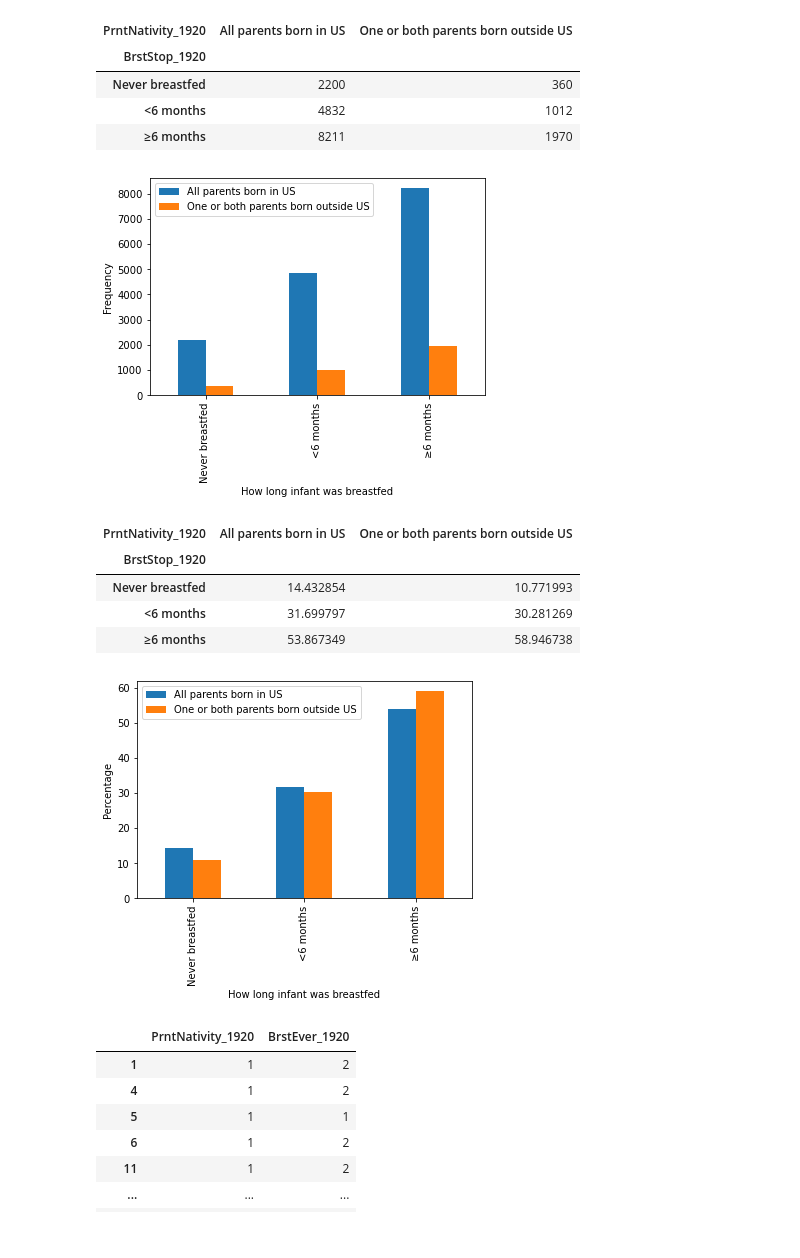
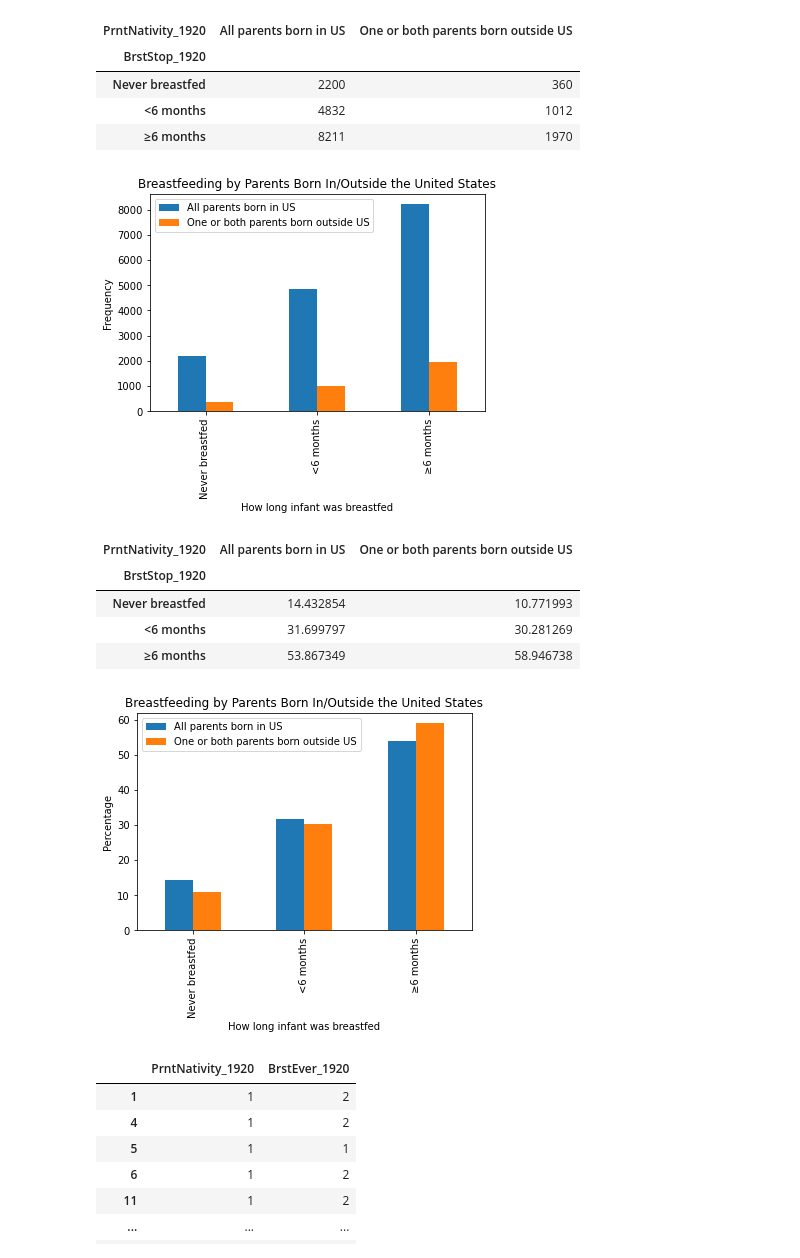
Before and after one commit to ejdiener/cs103a-cpa01, a Jupyter notebook: cpa01.ipynb, the cells around one changed output. Saved outputs shown, nothing was run; the diff lists cells and outputs as text; code cells hidden in the pictures.

```diff
--- a/cpa01.ipynb
+++ b/cpa01.ipynb
@@ -115,13 +132,14 @@ pmonthsbreastfeeding_gen
 # Let's try plotting this with a grouped bar plot, since that seems most appropriate for the data.
 ax = pmonthsbreastfeeding_gen.plot(kind="bar", legend=False)
 fig = ax.get_figure()
+ax.set_title("Breastfeeding by Parents Born In/Outside the United States")
 ax.set_xlabel("How long infant was breastfed")
 ax.set_ylabel("Frequency")
 patches, labels = ax.get_legend_handles_labels()
 ax.legend(patches, labels, loc='best')
 fig.show()
 # %% [output]
-[figure, old version]
+[figure, new version]
 # %%
 # Hmmm... that previous plot didn't really seem to reflect the data so much as the different sample sizes.
 # Let's make those numbers into percentages.
@@ -136,14 +154,15 @@ ppmonthsbreastfeeding_gen
 # %%
 # This is so much better.
 ax = ppmonthsbreastfeeding_gen.plot(kind="bar", legend=False)
 fig = ax.get_figure()
+ax.set_title("Breastfeeding by Parents Born In/Outside the United States")
 ax.set_xlabel("How long infant was breastfed")
 ax.set_ylabel("Percentage")
 patches, labels = ax.get_legend_handles_labels()
 ax.legend(patches, labels, loc='best')
 fig.show()
 # %% [output]
-[figure, old version]
+[figure, new version]
 # %%
 # Let's move onto whether immigrants are more likely to ever breastfeed their child.
 # We'll have to once again start with creating the dataframe and cleaning the data.
```
Also changed, not shown: parts of 7 cells of this notebook.
